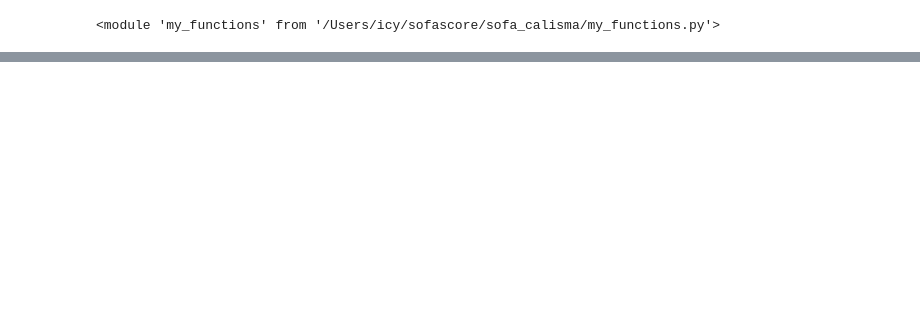
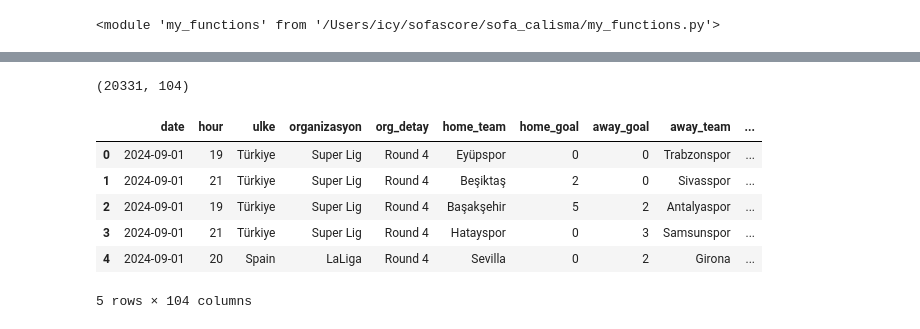
Before and after one commit to jesustr/sofa_calisma, a Jupyter notebook: calisma.ipynb, the cells around one changed output, grey strips where cells are left out. Cells and saved outputs as stored; diff of their text form; code cells hidden in the pictures; blank space fills up the shorter version.

```diff
--- a/calisma.ipynb
+++ b/calisma.ipynb
@@ -98,0 +99,14 @@ df['ball_possession_away'].corr(df['corner_kicks_away'])
+# %%
+df.shape
+# %% [output]
+(20331, 104)
+# %%
+df.head()
+# %% [output]
+|  | date | hour | ulke | organizasyon | org_detay | home_team | home_goal | away_goal | away_team | ... |
+| 0 | 2024-09-01 | 19 | Türkiye | Super Lig | Round 4 | Eyüpspor | 0 | 0 | Trabzonspor | ... |
+| 1 | 2024-09-01 | 21 | Türkiye | Super Lig | Round 4 | Beşiktaş | 2 | 0 | Sivasspor | ... |
+| 2 | 2024-09-01 | 19 | Türkiye | Super Lig | Round 4 | Başakşehir | 5 | 2 | Antalyaspor | ... |
+| 3 | 2024-09-01 | 21 | Türkiye | Super Lig | Round 4 | Hatayspor | 0 | 3 | Samsunspor | ... |
+| 4 | 2024-09-01 | 20 | Spain | LaLiga | Round 4 | Sevilla | 0 | 2 | Girona | ... |
+5 rows × 104 columns
```
Also changed, not shown: parts of 22 cells of this notebook, 7 other files.
